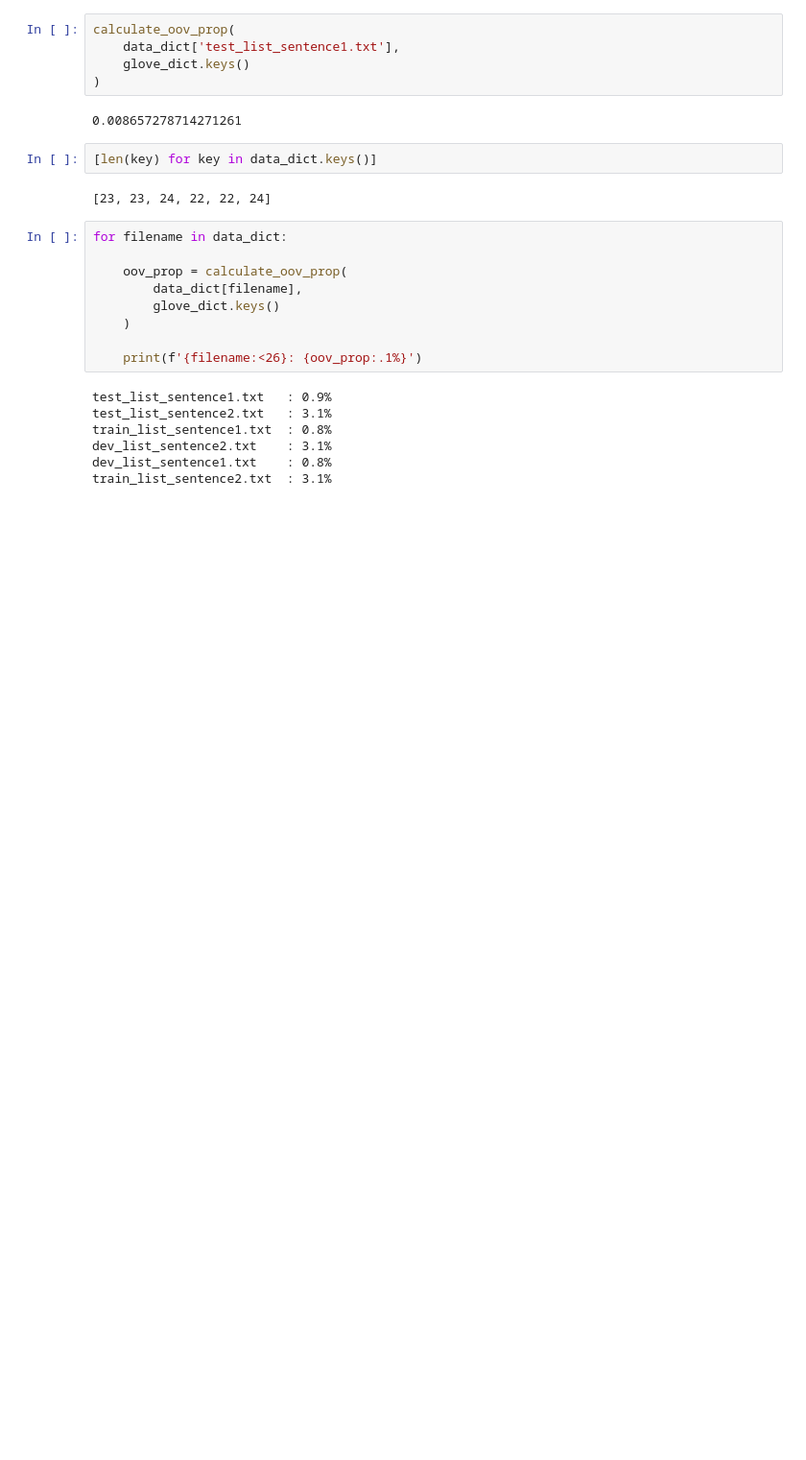
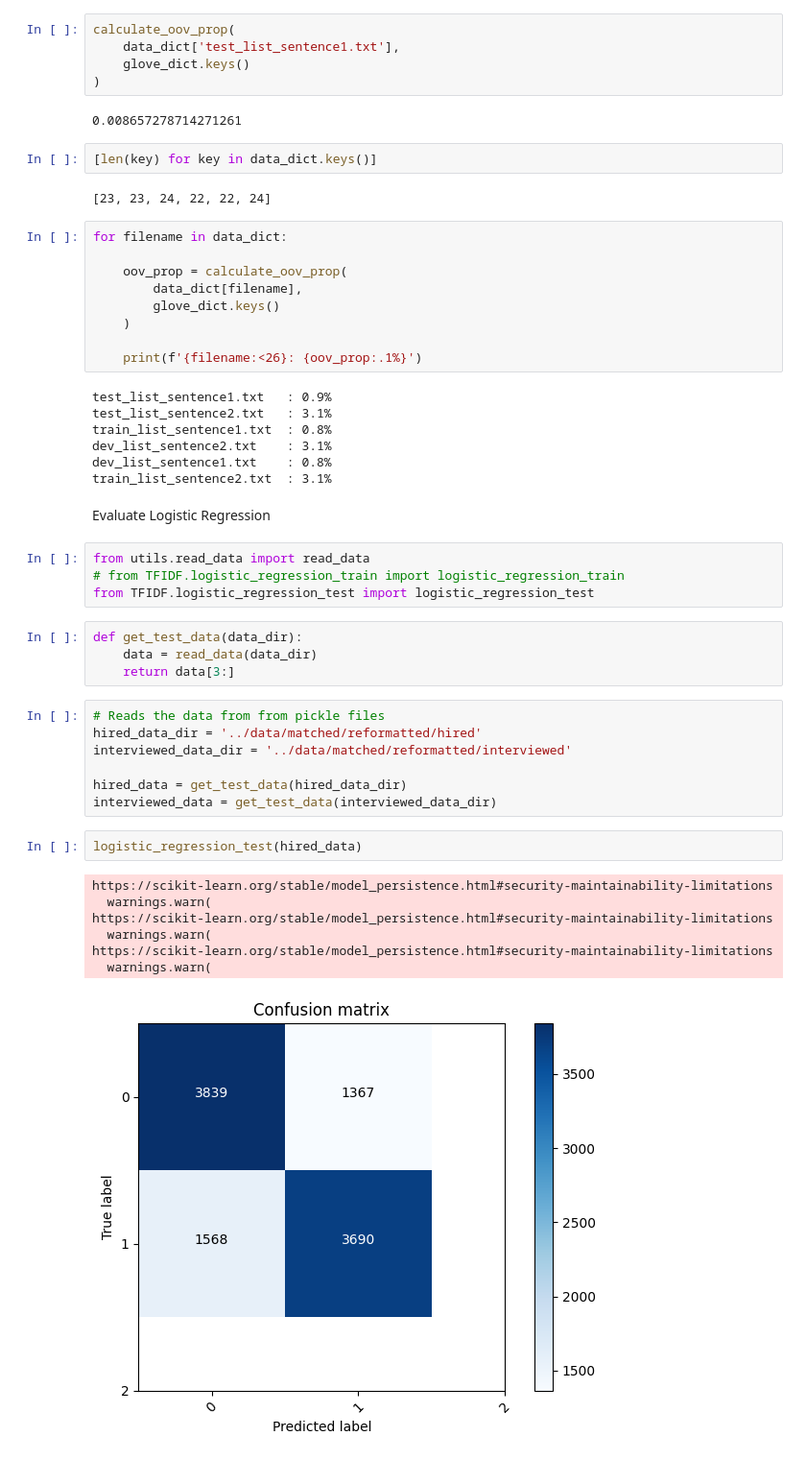
Before and after one commit to acp19tag/vineeths-nli, a Jupyter notebook: model_analysis.ipynb, the cells around one changed output. Shown: that part at 96% size. Saved outputs shown, nothing was run; the diff lists cells and outputs as text; blank space fills up the shorter version.

```diff
--- a/model_analysis.ipynb
+++ b/model_analysis.ipynb
@@ -72,3 +72,30 @@ train_list_sentence1.txt  : 0.8%
 dev_list_sentence2.txt    : 3.1%
 dev_list_sentence1.txt    : 0.8%
 train_list_sentence2.txt  : 3.1%
+# %% [markdown]
+Evaluate Logistic Regression
+# %%
+from utils.read_data import read_data
+# from TFIDF.logistic_regression_train import logistic_regression_train
+from TFIDF.logistic_regression_test import logistic_regression_test
+# %%
+def get_test_data(data_dir):
+    data = read_data(data_dir)
+    return data[3:]
+# %%
+# Reads the data from from pickle files
+hired_data_dir = '../data/matched/reformatted/hired'
+interviewed_data_dir = '../data/matched/reformatted/interviewed'
+
+hired_data = get_test_data(hired_data_dir)
+interviewed_data = get_test_data(interviewed_data_dir)
+# %%
+logistic_regression_test(hired_data)
+# %% [output]
+https://scikit-learn.org/stable/model_persistence.html#security-maintainability-limitations
+  warnings.warn(
+https://scikit-learn.org/stable/model_persistence.html#security-maintainability-limitations
+  warnings.warn(
+https://scikit-learn.org/stable/model_persistence.html#security-maintainability-limitations
+  warnings.warn(
+[figure, added]
```
Also changed, not shown: parts of 2 cells of this notebook, 2 other files.
